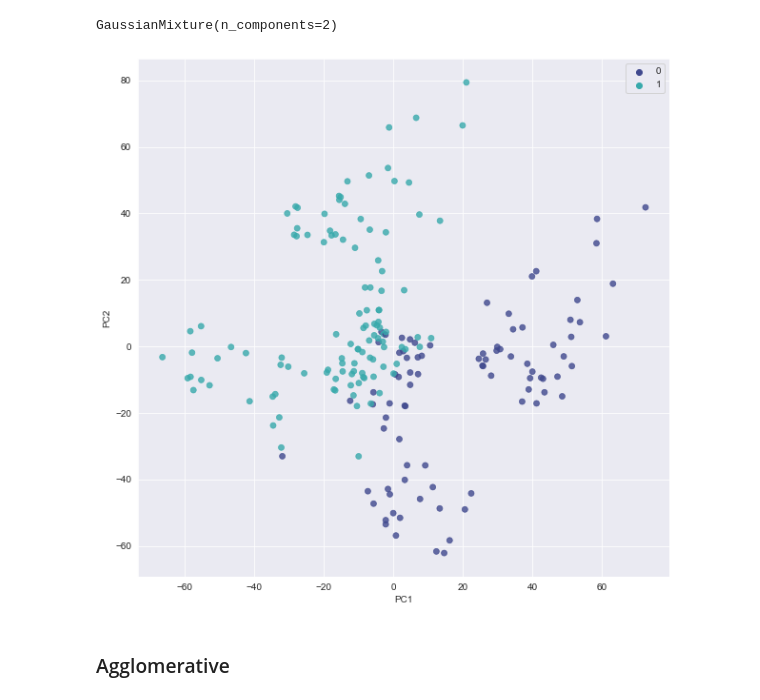
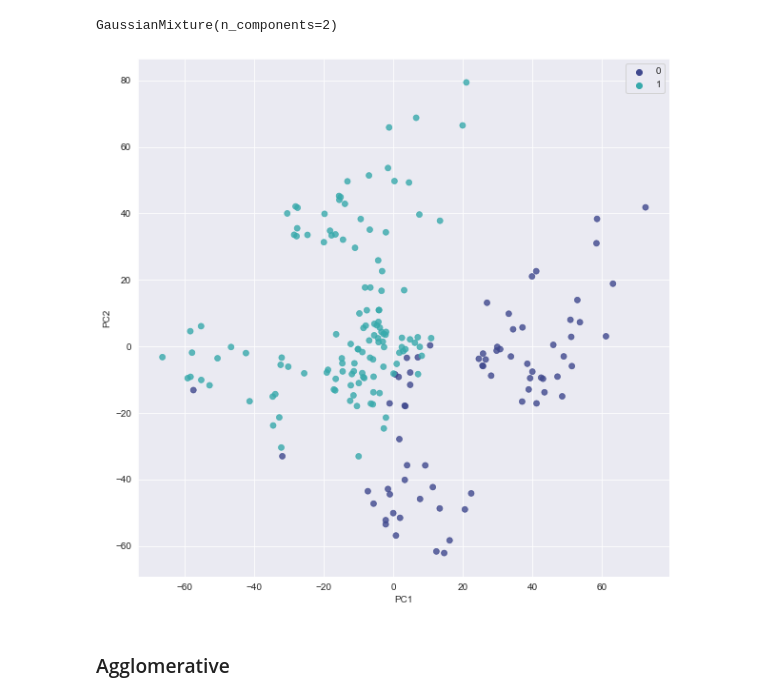
Before and after one commit to abphilip-vit/College7, a Jupyter notebook: T4/T4.ipynb, the cells around one changed output. Drawn from its saved outputs; the diff is of its cells as text; code cells hidden in the pictures.

```diff
--- a/T4/T4.ipynb
+++ b/T4/T4.ipynb
@@ -607,13 +607,13 @@ GaussianMixture(n_components=2)
 # %%
 fig, axs = plt.subplots(figsize=[10,10])
 sns.scatterplot(x=allen0[:,0], y=allen0[:,1],
-    hue=model9.predict(allen.drop(['CustomerID', 'Gender'], axis=1)),
+    hue=model9.fit_predict(allen.drop(['CustomerID', 'Gender'], axis=1)),
     palette=sns.color_palette('mako', 2), edgecolor=None, alpha=0.8, ax=axs)
 plt.xlabel('PC1')
 plt.ylabel('PC2')
 plt.show()
 # %% [output]
-[figure, old version]
+[figure, new version]
 # %% [markdown]
 ### Agglomerative
 # %%
```
Also changed, not shown: parts of 7 cells of this notebook.
